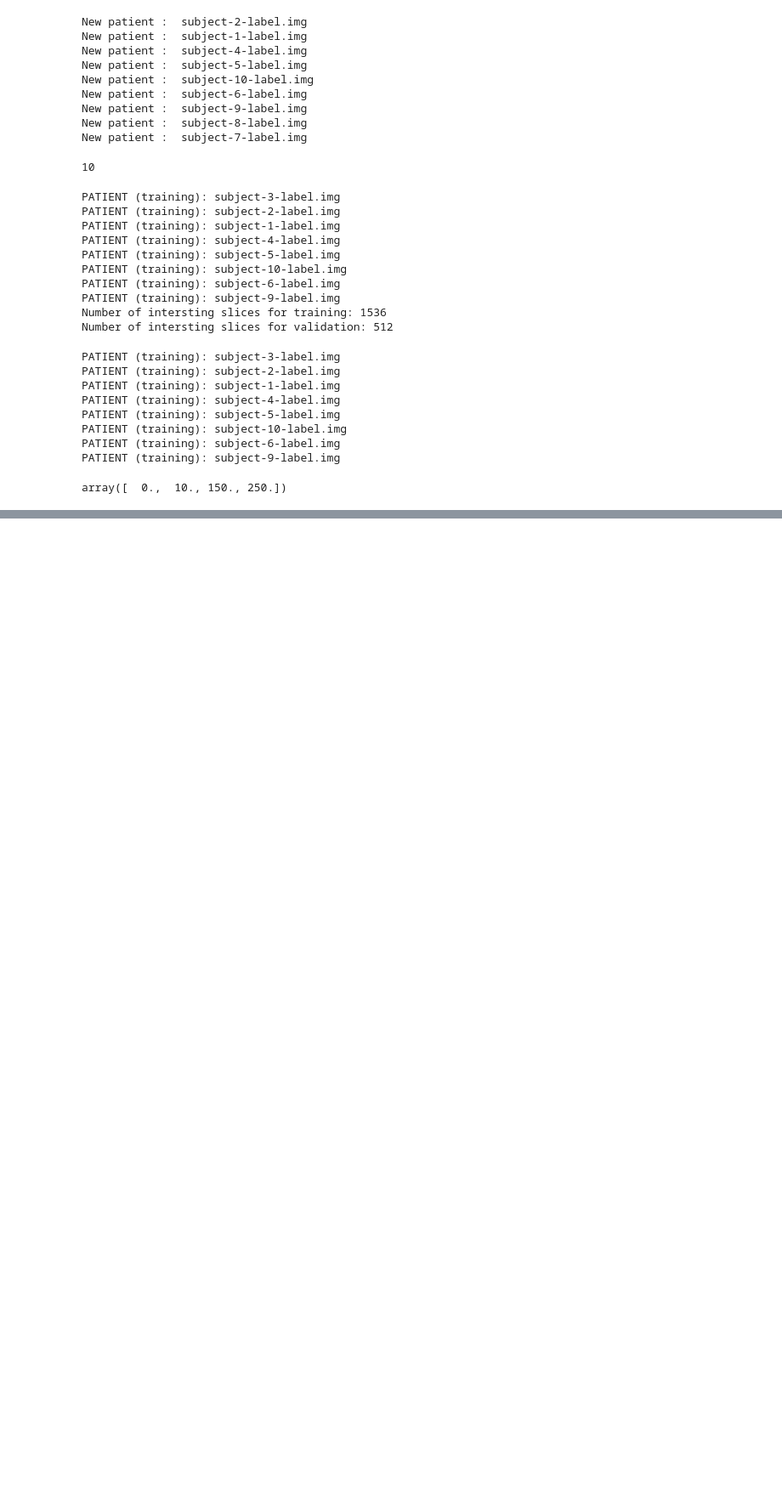
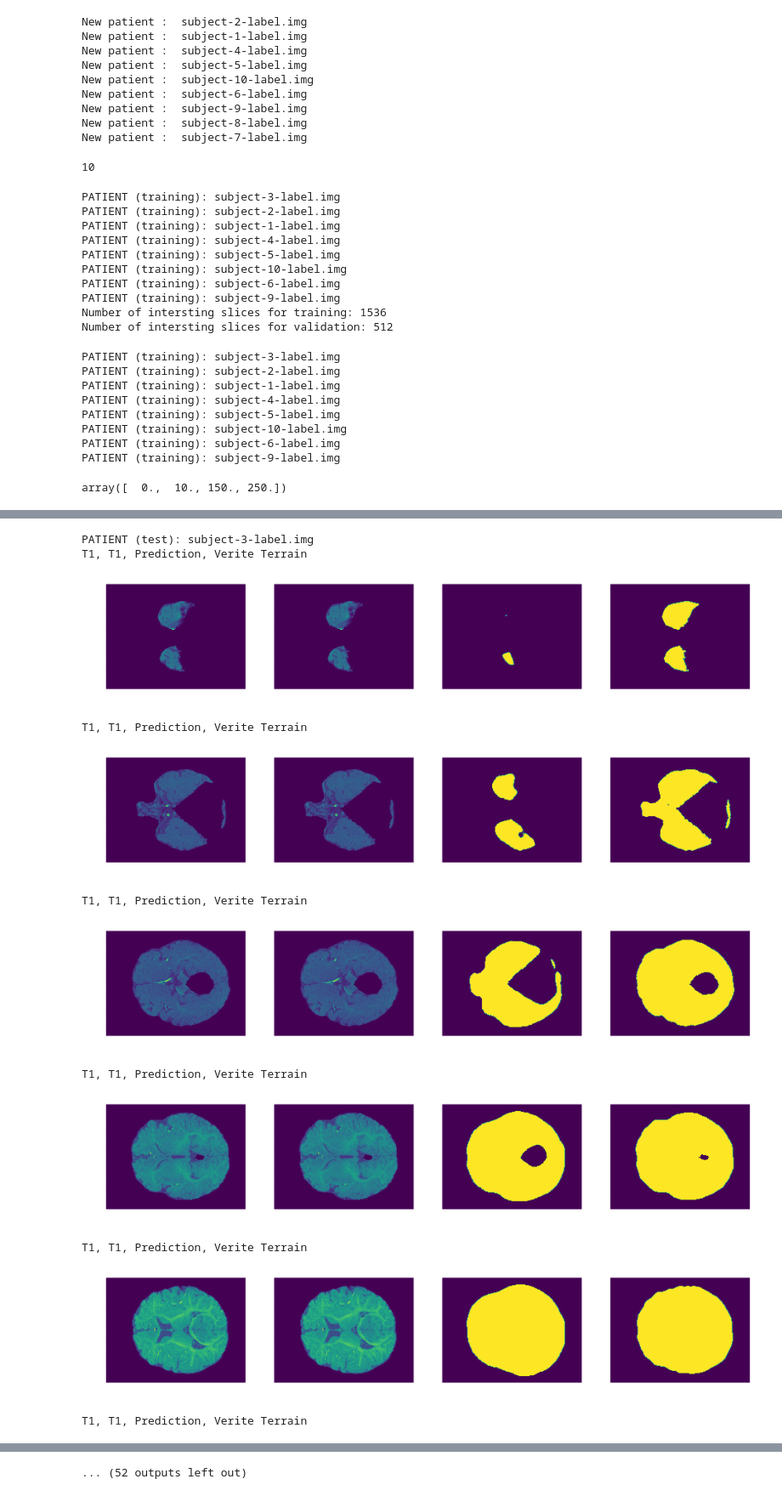
Before and after one commit to SteveAndMore/Brain-Segmentation, a Jupyter notebook: brain_segmentation.ipynb, the cells around one changed output, grey strips where cells are left out. Shown at 85% size. Drawn from its saved outputs; the diff is of its cells as text; code cells hidden in the pictures; blank space fills up the shorter version.

```diff
--- a/brain_segmentation.ipynb
+++ b/brain_segmentation.ipynb
@@ -208,6 +200,14 @@ np.unique(labels)
 # %% [output]
 array([  0.,  10., 150., 250.])
 # %%
+from PIL import Image
+from tensorflow.keras import Input, Model
+from tensorflow.keras.models import *
+from tensorflow.keras.layers import Conv2D, MaxPooling2D, Dropout, UpSampling2D, concatenate
+from tensorflow.keras.optimizers import *
+from tensorflow.keras.callbacks import ModelCheckpoint, LearningRateScheduler
+from tensorflow.keras import backend as keras
+
 nbf64 = 8
 nbf128 = 2 * nbf64
 nbf256 = 2 * nbf128
@@ -220,12 +220,15 @@ def unet_step_1(input_size = (sx, sy, 2)):
     conv1 = Conv2D(nbf64, 3, activation='relu', padding='same', kernel_initializer='he_normal')(inputs)
     conv1 = Conv2D(nbf64, 3, activation='relu', padding='same', kernel_initializer='he_normal')(conv1)
     pool1 = MaxPooling2D(pool_size=(2, 2))(conv1)
+
     conv2 = Conv2D(nbf128, 3, activation='relu', padding='same', kernel_initializer='he_normal')(pool1)
     conv2 = Conv2D(nbf128, 3, activation='relu', padding='same', kernel_initializer='he_normal')(conv2)
     pool2 = MaxPooling2D(pool_size=(2, 2))(conv2)
+
     conv3 = Conv2D(nbf256, 3, activation='relu', padding='same', kernel_initializer='he_normal')(pool2)
     conv3 = Conv2D(nbf256, 3, activation='relu', padding='same', kernel_initializer='he_normal')(conv3)
     pool3 = MaxPooling2D(pool_size=(2, 2))(conv3)
+
     conv4 = Conv2D(nbf512, 3, activation='relu', padding='same', kernel_initializer='he_normal')(pool3)
     conv4 = Conv2D(nbf512, 3, activation='relu', padding='same', kernel_initializer='he_normal')(conv4)
     drop4 = Dropout(0.5)(conv4)
@@ -259,7 +262,7 @@ def unet_step_1(input_size = (sx, sy, 2)):
 
 
     model = Model(inputs=inputs, outputs=conv10)
-    model.compile(optimizer=Adam(lr=1e-4), loss='binary_crossentropy', metrics=['accuracy'])
+    model.compile(optimizer=Adam(learning_rate=1e-4), loss='binary_crossentropy', metrics=['accuracy'])
     model.summary()
     return model
 # %%
@@ -278,0 +313,57 @@ TypeError: You are passing KerasTensor(type_spec=TensorSpec(shape=(None, 18, 24,
+# %%
+list_dice_crane = np.zeros(int(nb_patient_test), )
+# %%
+nb_patient = 0
+new_nb_patient_test = 0
+
+for dirname, _, filenames in os.walk('./'):
+    for filename in filenames:
+        if "label" in filename and "hdr" not in filename:
+            if nb_patient <= nb_patient_training + nb_patient_validation and nb_patient < nb_patient_training:
+                print("PATIENT (test):", filename)
+                T1_name = filename[:-10] + "-T1.img"
+                T1 = nib.load(T1_name).get_fdata()
+                T2_name = filename[:-10] + "-T2.img"
+                T2 = nib.load(T2_name).get_fdata()
+                labels = nib.load(filename).get_fdata()
+
+                sx, sy, sz, _ = labels.shape
+                labels = np.array(labels).reshape((sx, sy, sz))
+
+                prediction3D_10 = np.zeros((sx, sy, sz))
+
+                T1_normalized = Normalisation(T1).reshape((sx, sy, sz))
+                T2_normalized = Normalisation(T2).reshape((sx, sy, sz))
+                VT10 = np.where(labels >= 10, 1, 0)
+
+                for z in range(0, sz):
+                    input_network = np.zeros((1, sx, sy, 2))
+                    input_network[0, :, :, 0] = T1_normalized[:, :, z]
+                    input_network[0, :, :, 1] = T1_normalized[:, :, z]
+                    prediction10 = np.round(model_step1.predict(input_network, verbose=0).reshape((sx, sy)))
+                    prediction3D_10[:, :, z] = np.copy(prediction10)
+
+                    prediction_to_plot = np.copy(prediction10)
+                    VT_to_plot = np.copy(VT10[:, :, z])
+                    if z % 10 == 0 and np.sum(VT_to_plot) > 0:
+                        VT_to_plot[0, 0] = 1.0
+                        prediction_to_plot[0, 0] = 1.0
+                        print("T1, T1, Prediction, Verite Terrain")
+                        fast_display(T1_normalized[:, :, z].reshape((sx, sy)), T1_normalized[:, :, z].reshape((sx, sy)), prediction_to_plot, VT_to_plot)
+                dice = ComputeDice(prediction3D_10, VT10)
+                list_dice_crane[new_nb_patient_test] = dice
+                new_nb_patient_test += 1
+            nb_patient += 1
+# %% [output]
+PATIENT (test): subject-3-label.img
+T1, T1, Prediction, Verite Terrain
+[figure, added]
+T1, T1, Prediction, Verite Terrain
+[figure, added]
+T1, T1, Prediction, Verite Terrain
+[figure, added]
+T1, T1, Prediction, Verite Terrain
+[figure, added]
+T1, T1, Prediction, Verite Terrain
+[figure, added]
+T1, T1, Prediction, Verite Terrain
@@ -278,0 +371 @@ TypeError: You are passing KerasTensor(type_spec=TensorSpec(shape=(None, 18, 24,
+... (52 outputs left out)
```
Also changed, not shown: parts of 7 cells of this notebook.
